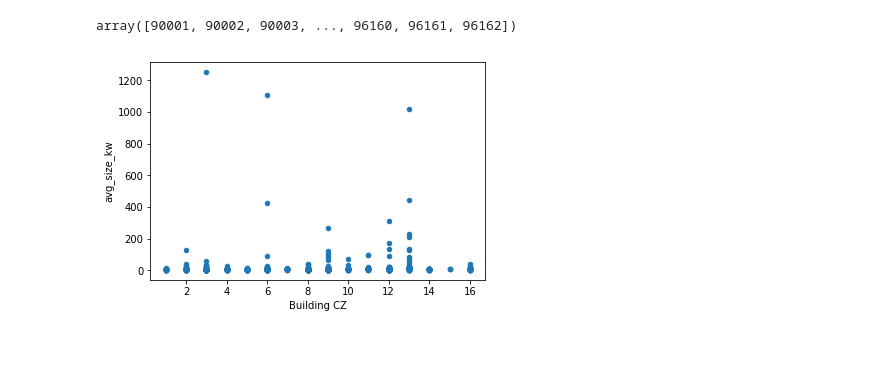
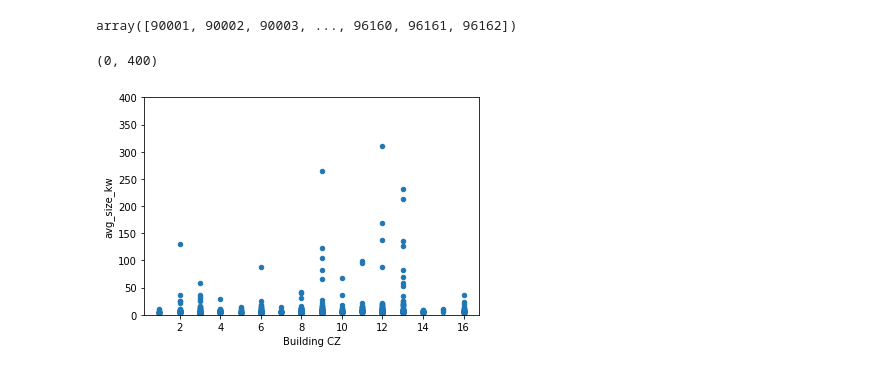
Before and after one commit to dylanmkaiser/Project1, a Jupyter notebook: ClimateZonevsSize.ipynb, the cells around one changed output. Drawn from its saved outputs; the diff is of its cells as text; code cells hidden in the pictures.

Commit message:
changed the climate zone notebook

```diff
--- a/ClimateZonevsSize.ipynb
+++ b/ClimateZonevsSize.ipynb
@@ -4,10 +5,10 @@ import matplotlib.pyplot as plt
 # %%
 #iported csv data from github
 
-df = pd.read_csv("solar_summary.csv")
+df = pd.read_csv("Data/solar_summary.csv")
 # %%
 #created data frame variable
-df_climate = pd.read_csv("BuildingClimateZonesByZIPCode.csv")
+df_climate = pd.read_csv("Data/BuildingClimateZonesByZIPCode.csv")
 # %%
 #printed the columns with top 5 values
 df.head()
@@ -74,11 +82,14 @@ df_new["avg_size_kw"]=df_new["avg_size_kw"].astype(float)
 #merging average size b zip code with climate zones
 df_merge = df_climate.merge(df_new)
 # %%
-#%matplotlib inline used in case the scatter plot itself  wouldn't show up
+#%matplotlib inline used in case the scatter plot itself  wouldn't show up. This plot represent commercial and residential data
 
-df_merge.plot.scatter(x="Building CZ", y="avg_size_kw");
+
+df_merge.plot.scatter(x="Building CZ", y="avg_size_kw")
+plt.ylim(0,400)
 # %% [output]
+(0, 400)
-[figure, old version]
+[figure, new version]
 # %%
 #CONCLUSION:
 #There is no correlation between the climate zone and the size of the solar panels installations.
```
Also changed, not shown: parts of 8 cells of this notebook.
